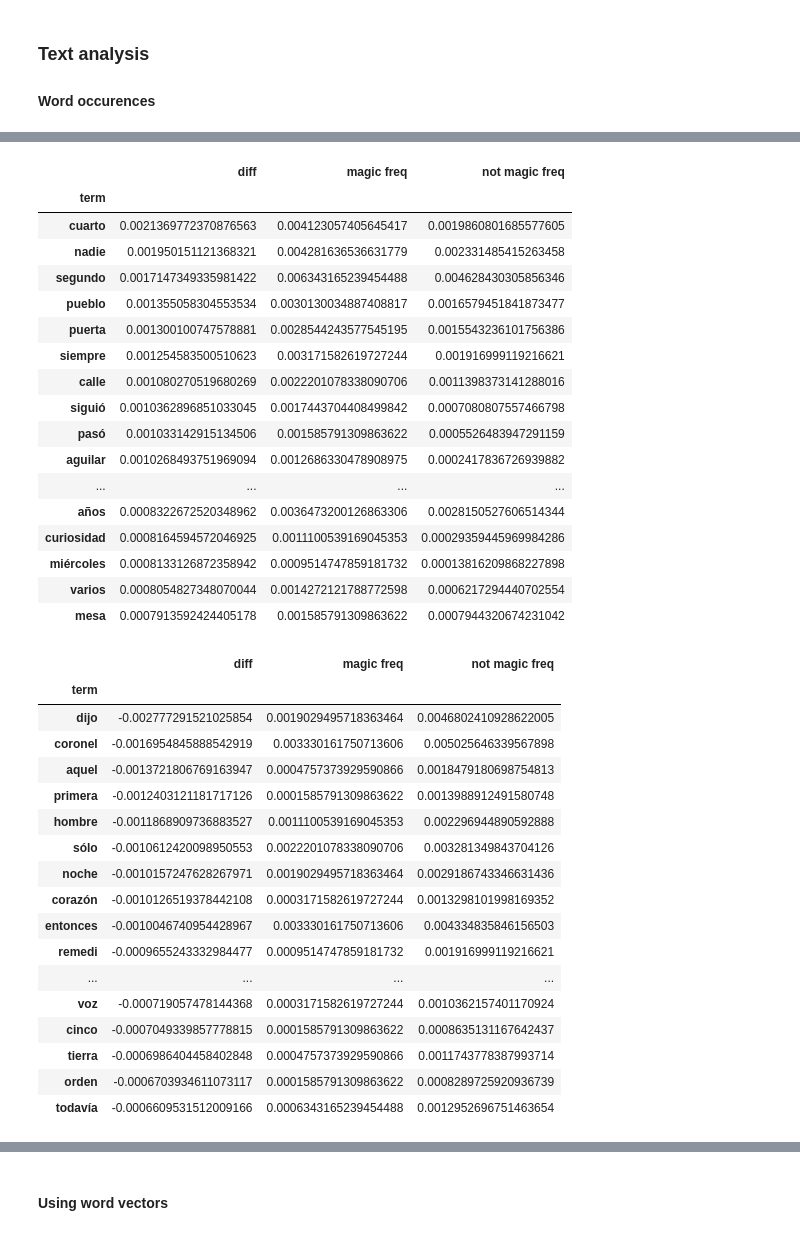
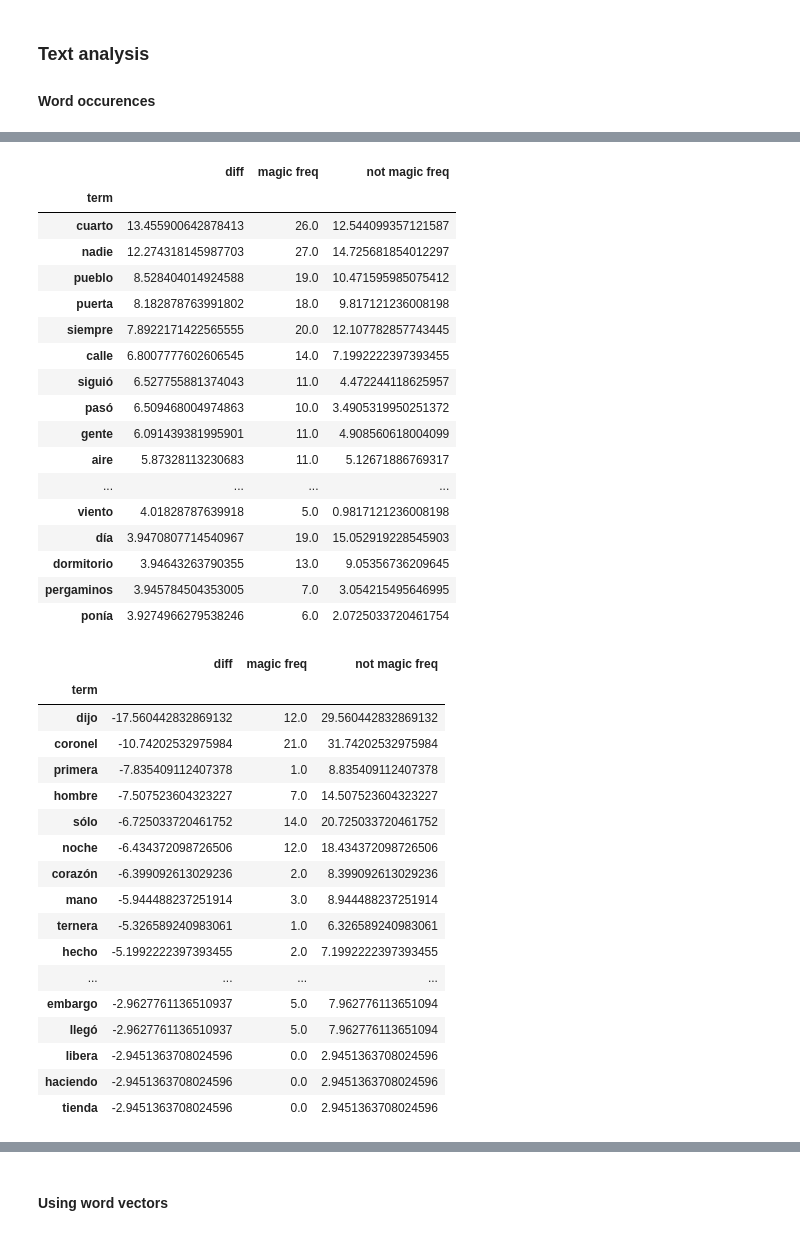
Before and after one commit to raphaelBarman/MagicalRealism, a Jupyter notebook: MagicalRealism.ipynb, the cells around one changed output, grey strips where cells are left out. Drawn from its saved outputs; the diff is of its cells as text; code cells hidden in the pictures.

```diff
--- a/MagicalRealism.ipynb
+++ b/MagicalRealism.ipynb
@@ -287,7 +287,7 @@ def normalize_counter(counter):
 stopwords = nltk.corpus.stopwords.words('spanish')
 punctuation = list(punctuation)
 punctuation.extend(['¿', '¡', '—', '«', '»'])
-names = ['aureliano', 'úrsula', 'arcadio', 'josé', 'buendía', 'amaranta', 'fernanda', 'buendia', 'melquíades', 'macondo', 'rebeca', 'prudencio', 'crespi', 'meme']
-others = ['tan', 'vez', 'después', 'si']
+names = ['aureliano', 'úrsula', 'arcadio', 'josé', 'buendía', 'amaranta', 'fernanda', 'buendia', 'melquíades', 'macondo', 'rebeca', 'prudencio', 'crespi', 'meme', 'segundo', 'aguilar', 'pietro', 'remedi']
+others = ['tan', 'vez', 'después', 'si', 'aquel', 'entonces']
 
 to_remove = stopwords + punctuation + names + others
@@ -381,47 +385,49 @@ g = g.set_axis_labels("Magic passages word occurences", "Not magic passages word
 # %%
-n = 25
+n = 50
 diff = (words_magic_top_n-words_not_magic_top_n)
 n_in_magic = diff.argsort()[-n:][::-1]
 n_not_in_magic = diff.argsort()[:n]
 # %%
-pd.DataFrame(np.concatenate([np.array(all_words_top_n)[n_in_magic].reshape(-1,1), diff[n_in_magic].reshape(-1,1), words_magic_top_n[n_in_magic].reshape(-1,1), words_not_magic_top_n[n_in_magic].reshape(-1,1)], axis=1), columns=['term', 'diff', 'magic freq', 'not magic freq']).set_index('term')
+df_diff_magic = pd.DataFrame(np.concatenate([np.array(all_words_top_n)[n_in_magic].reshape(-1,1), diff[n_in_magic].reshape(-1,1), words_magic_top_n[n_in_magic].reshape(-1,1), words_not_magic_top_n[n_in_magic].reshape(-1,1)], axis=1), columns=['term', 'diff', 'magic freq', 'not magic freq']).set_index('term')
+df_diff_magic
 # %% [output]
 |  | diff | magic freq | not magic freq |
 | term |  |  |  |
-| cuarto | 0.0021369772370876563 | 0.004123057405645417 | 0.0019860801685577605 |
-| nadie | 0.001950151121368321 | 0.004281636536631779 | 0.002331485415263458 |
-| segundo | 0.0017147349335981422 | 0.006343165239454488 | 0.004628430305856346 |
-| pueblo | 0.001355058304553534 | 0.0030130034887408817 | 0.0016579451841873477 |
-| puerta | 0.001300100747578881 | 0.0028544243577545195 | 0.0015543236101756386 |
-| siempre | 0.001254583500510623 | 0.003171582619727244 | 0.001916999119216621 |
-| calle | 0.001080270519680269 | 0.0022201078338090706 | 0.0011398373141288016 |
-| siguió | 0.0010362896851033045 | 0.0017443704408499842 | 0.0007080807557466798 |
-| pasó | 0.001033142915134506 | 0.001585791309863622 | 0.0005526483947291159 |
-| aguilar | 0.0010268493751969094 | 0.0012686330478908975 | 0.0002417836726939882 |
+| cuarto | 13.455900642878413 | 26.0 | 12.544099357121587 |
+| nadie | 12.274318145987703 | 27.0 | 14.725681854012297 |
+| pueblo | 8.528404014924588 | 19.0 | 10.471595985075412 |
+| puerta | 8.182878763991802 | 18.0 | 9.817121236008198 |
+| siempre | 7.8922171422565555 | 20.0 | 12.107782857743445 |
+| calle | 6.8007777602606545 | 14.0 | 7.1992222397393455 |
+| siguió | 6.527755881374043 | 11.0 | 4.472244118625957 |
+| pasó | 6.509468004974863 | 10.0 | 3.4905319950251372 |
+| gente | 6.091439381995901 | 11.0 | 4.908560618004099 |
+| aire | 5.87328113230683 | 11.0 | 5.12671886769317 |
 | ... | ... | ... | ... |
-| años | 0.0008322672520348962 | 0.0036473200126863306 | 0.0028150527606514344 |
-| curiosidad | 0.0008164594572046925 | 0.0011100539169045353 | 0.00029359445969984286 |
-| miércoles | 0.0008133126872358942 | 0.0009514747859181732 | 0.00013816209868227898 |
-| varios | 0.0008054827348070044 | 0.0014272121788772598 | 0.0006217294440702554 |
-| mesa | 0.0007913592424405178 | 0.001585791309863622 | 0.0007944320674231042 |
+| viento | 4.01828787639918 | 5.0 | 0.9817121236008198 |
+| día | 3.9470807714540967 | 19.0 | 15.052919228545903 |
+| dormitorio | 3.94643263790355 | 13.0 | 9.05356736209645 |
+| pergaminos | 3.945784504353005 | 7.0 | 3.054215495646995 |
+| ponía | 3.9274966279538246 | 6.0 | 2.0725033720461754 |
 # %%
-pd.DataFrame(np.concatenate([np.array(all_words_top_n)[n_not_in_magic].reshape(-1,1), diff[n_not_in_magic].reshape(-1,1), words_magic_top_n[n_not_in_magic].reshape(-1,1), words_not_magic_top_n[n_not_in_magic].reshape(-1,1)], axis=1), columns=['term', 'diff', 'magic freq', 'not magic freq']).set_index('term')
+df_diff_not_magic = pd.DataFrame(np.concatenate([np.array(all_words_top_n)[n_not_in_magic].reshape(-1,1), diff[n_not_in_magic].reshape(-1,1), words_magic_top_n[n_not_in_magic].reshape(-1,1), words_not_magic_top_n[n_not_in_magic].reshape(-1,1)], axis=1), columns=['term', 'diff', 'magic freq', 'not magic freq']).set_index('term')
+df_diff_not_magic
 # %% [output]
 |  | diff | magic freq | not magic freq |
 | term |  |  |  |
-| dijo | -0.002777291521025854 | 0.0019029495718363464 | 0.0046802410928622005 |
-| coronel | -0.0016954845888542919 | 0.003330161750713606 | 0.005025646339567898 |
-| aquel | -0.0013721806769163947 | 0.0004757373929590866 | 0.0018479180698754813 |
-| primera | -0.0012403121181717126 | 0.0001585791309863622 | 0.0013988912491580748 |
-| hombre | -0.0011868909736883527 | 0.0011100539169045353 | 0.002296944890592888 |
-| sólo | -0.0010612420098950553 | 0.0022201078338090706 | 0.003281349843704126 |
-| noche | -0.0010157247628267971 | 0.0019029495718363464 | 0.0029186743346631436 |
-| corazón | -0.0010126519378442108 | 0.0003171582619727244 | 0.0013298101998169352 |
-| entonces | -0.0010046740954428967 | 0.003330161750713606 | 0.004334835846156503 |
-| remedi | -0.0009655243332984477 | 0.0009514747859181732 | 0.001916999119216621 |
+| dijo | -17.560442832869132 | 12.0 | 29.560442832869132 |
+| coronel | -10.74202532975984 | 21.0 | 31.74202532975984 |
+| primera | -7.835409112407378 | 1.0 | 8.835409112407378 |
+| hombre | -7.507523604323227 | 7.0 | 14.507523604323227 |
+| sólo | -6.725033720461752 | 14.0 | 20.725033720461752 |
+| noche | -6.434372098726506 | 12.0 | 18.434372098726506 |
+| corazón | -6.399092613029236 | 2.0 | 8.399092613029236 |
+| mano | -5.944488237251914 | 3.0 | 8.944488237251914 |
+| ternera | -5.326589240983061 | 1.0 | 6.326589240983061 |
+| hecho | -5.1992222397393455 | 2.0 | 7.1992222397393455 |
 | ... | ... | ... | ... |
-| voz | -0.000719057478144368 | 0.0003171582619727244 | 0.0010362157401170924 |
-| cinco | -0.0007049339857778815 | 0.0001585791309863622 | 0.0008635131167642437 |
-| tierra | -0.0006986404458402848 | 0.0004757373929590866 | 0.0011743778387993714 |
-| orden | -0.0006703934611073117 | 0.0001585791309863622 | 0.0008289725920936739 |
-| todavía | -0.0006609531512009166 | 0.0006343165239454488 | 0.0012952696751463654 |
+| embargo | -2.9627761136510937 | 5.0 | 7.962776113651094 |
+| llegó | -2.9627761136510937 | 5.0 | 7.962776113651094 |
+| libera | -2.9451363708024596 | 0.0 | 2.9451363708024596 |
+| haciendo | -2.9451363708024596 | 0.0 | 2.9451363708024596 |
+| tienda | -2.9451363708024596 | 0.0 | 2.9451363708024596 |
```
Also changed, not shown: parts of 18 cells of this notebook.
